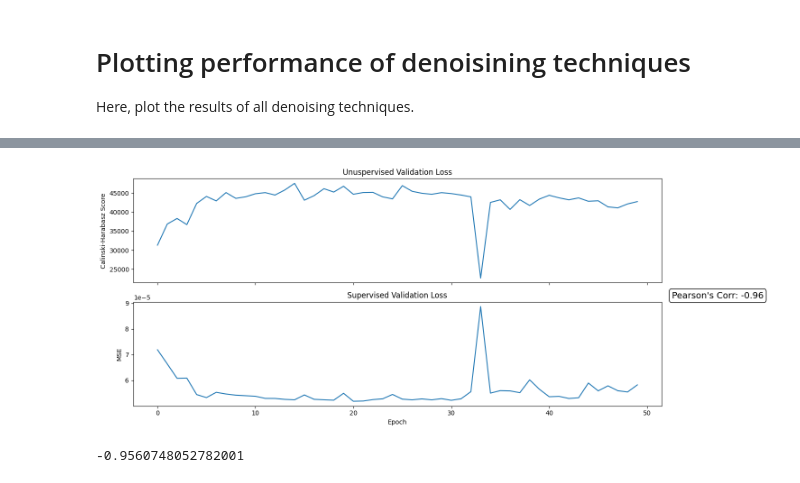
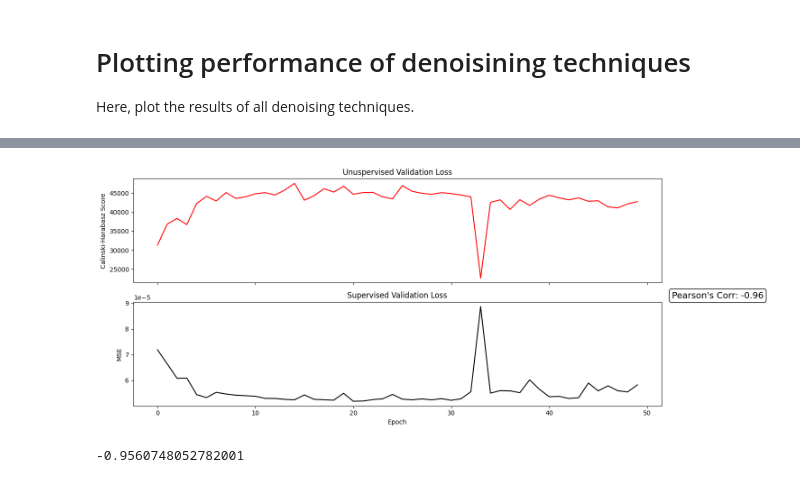
Before and after one commit to ciaranbench/spectral-denoising-cycleGAN, a Jupyter notebook: Evaluate_Denoising_Techniques.ipynb, the cells around one changed output, grey strips where cells are left out. Drawn from its saved outputs; the diff is of its cells as text; code cells hidden in the pictures.

```diff
--- a/Evaluate_Denoising_Techniques.ipynb
+++ b/Evaluate_Denoising_Techniques.ipynb
@@ -18,20 +45,20 @@ for i in range((50)):
 # %%
 fig, ax = plt.subplots(2,sharex=True,figsize=(15, 6))
 
-ax[0].plot(unsupervised_valid_loss)
+ax[0].plot(unsupervised_valid_loss,color='red')
 ax[0].set_title('Unuspervised Validation Loss')
 ax[0].set_ylabel('Calinski-Harabasz Score')
-ax[1].plot(supervised_valid_loss)
+ax[1].plot(supervised_valid_loss,color='black')
 ax[1].set_title('Supervised Validation Loss')
 ax[1].set_ylabel('MSE')
 ax[1].set_xlabel('Epoch')
 textstr = "Pearson's Corr: -0.96"
 ax[1].text(1.02, 1.1, textstr, transform=ax[1].transAxes, fontsize=14,
         verticalalignment='top',color='black',
         bbox=dict(facecolor='none', edgecolor='black', boxstyle='round'))
 fig.tight_layout()
 # %% [output]
-[figure, old version]
+[figure, new version]
 # %%
 # compute Pearson correlation between unsupervised and supervised validation losses
 corr, _ = pearsonr(unsupervised_valid_loss, supervised_valid_loss)
```
Also changed, not shown: parts of 12 cells of this notebook, 1 other file.
